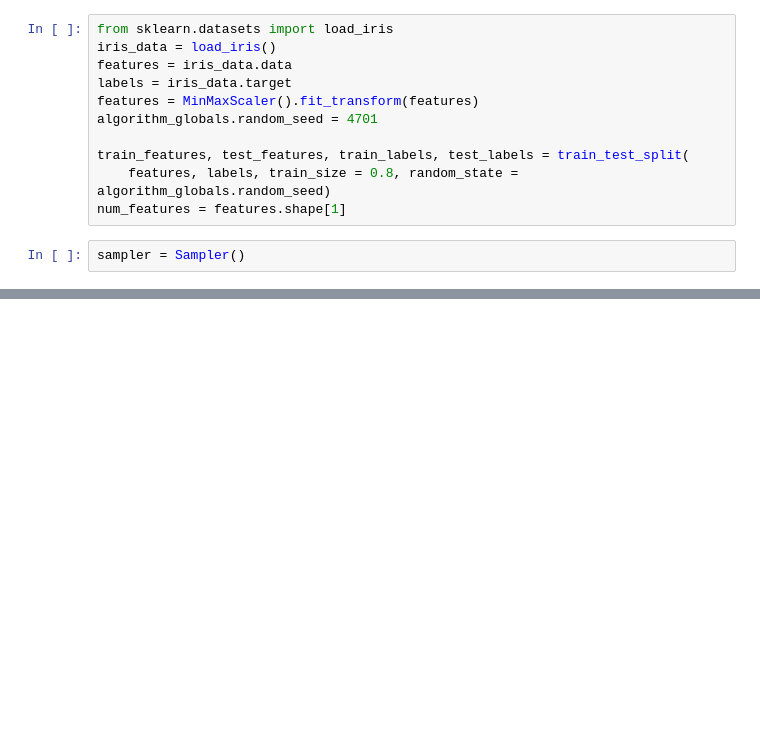
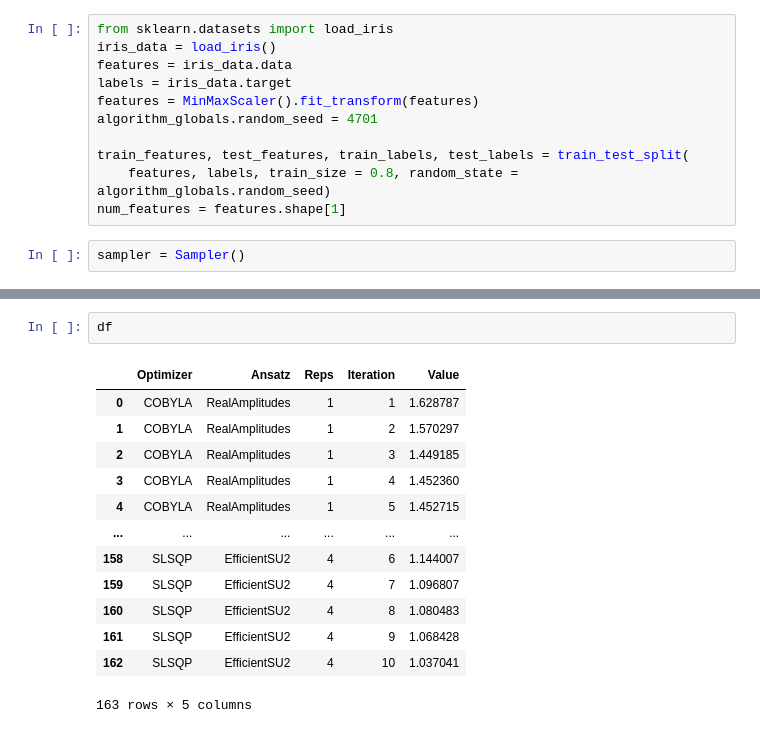
Before and after one commit to LukePower01/ml-to-qml, a Jupyter notebook: optimal-ansatz-opimzer.ipynb, the cells around one changed output, grey strips where cells are left out. Drawn from its saved outputs; the diff is of its cells as text; blank space fills up the shorter version.

```diff
--- a/optimal-ansatz-opimzer.ipynb
+++ b/optimal-ansatz-opimzer.ipynb
@@ -108,0 +242,16 @@ TypeError: callback_graph() missing 2 required positional arguments: 'mean' and
+# %%
+df
+# %% [output]
+|  | Optimizer | Ansatz | Reps | Iteration | Value |
+| 0 | COBYLA | RealAmplitudes | 1 | 1 | 1.628787 |
+| 1 | COBYLA | RealAmplitudes | 1 | 2 | 1.570297 |
+| 2 | COBYLA | RealAmplitudes | 1 | 3 | 1.449185 |
+| 3 | COBYLA | RealAmplitudes | 1 | 4 | 1.452360 |
+| 4 | COBYLA | RealAmplitudes | 1 | 5 | 1.452715 |
+| ... | ... | ... | ... | ... | ... |
+| 158 | SLSQP | EfficientSU2 | 4 | 6 | 1.144007 |
+| 159 | SLSQP | EfficientSU2 | 4 | 7 | 1.096807 |
+| 160 | SLSQP | EfficientSU2 | 4 | 8 | 1.080483 |
+| 161 | SLSQP | EfficientSU2 | 4 | 9 | 1.068428 |
+| 162 | SLSQP | EfficientSU2 | 4 | 10 | 1.037041 |
+163 rows × 5 columns
```
Also changed, not shown: parts of 10 cells of this notebook, 2 other files.
